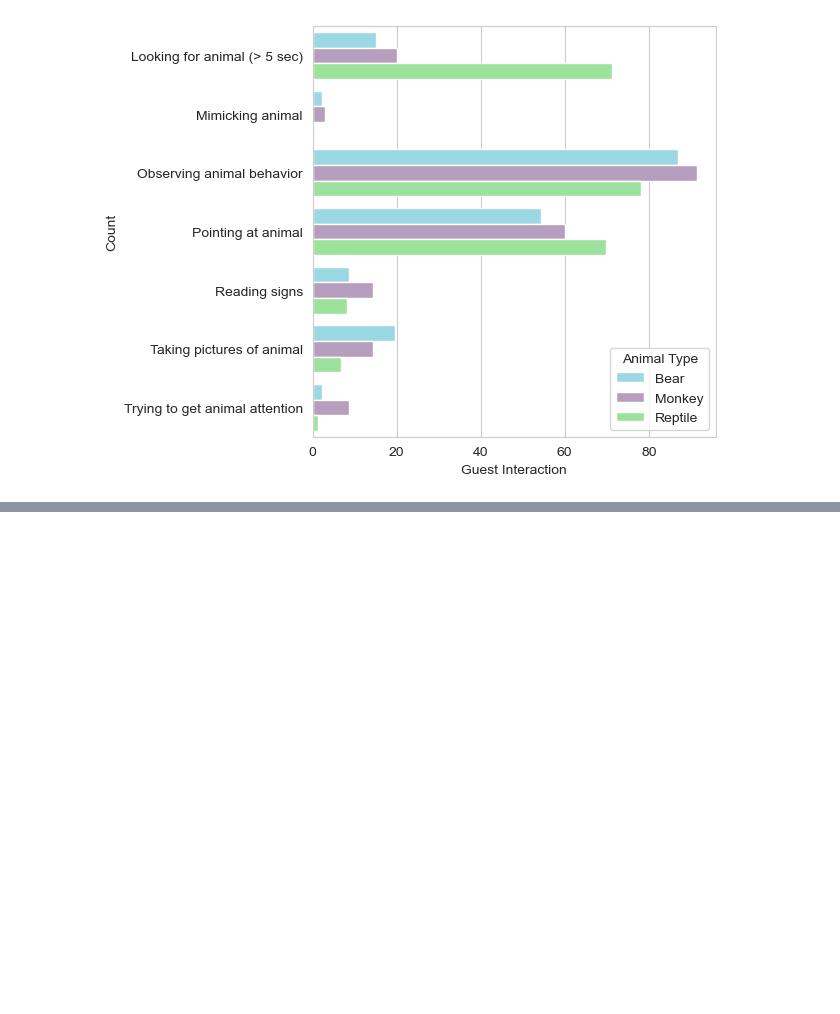
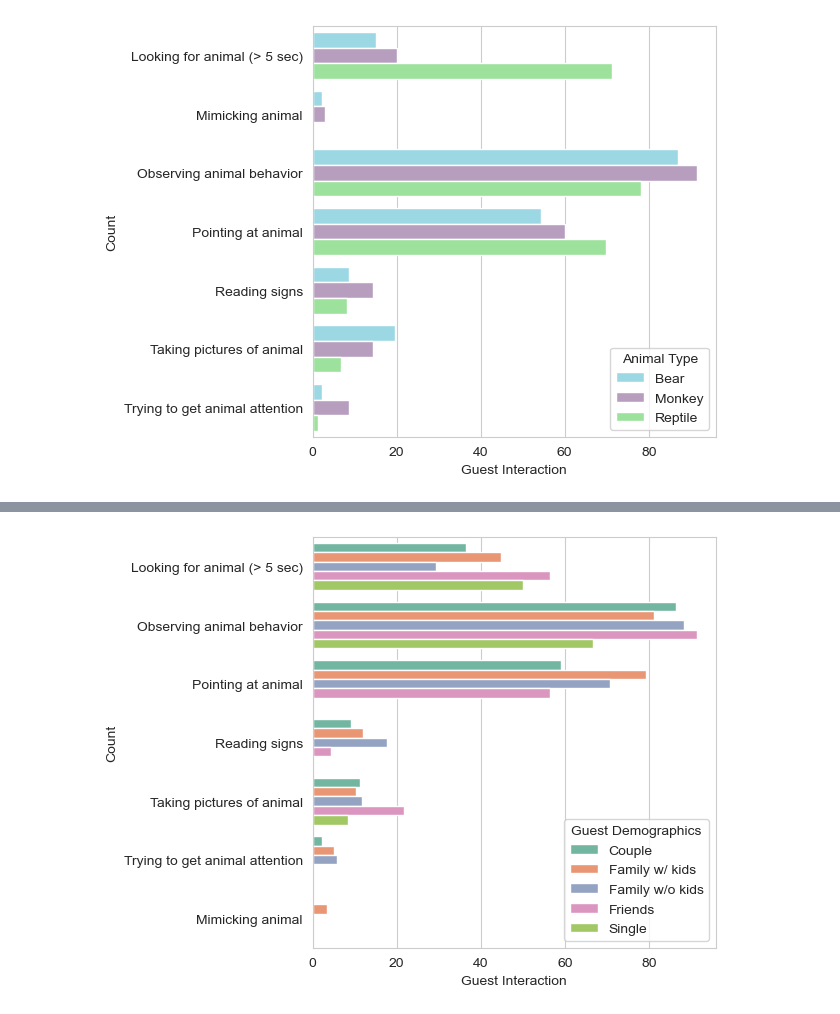
Before and after one commit to ayah825/zoo_interactions_cogs13proj, a Jupyter notebook: analysis.ipynb, the cells around one changed output, grey strips where cells are left out. Saved outputs shown, nothing was run; the diff lists cells and outputs as text; code cells hidden in the pictures; blank space fills up the shorter version.

```diff
--- a/analysis.ipynb
+++ b/analysis.ipynb
@@ -292,3 +321,28 @@ data_interact_animal_type_counts
 | 17 | Reptile | Reading signs | reptile 1reptile 3 | 6 | 43 | 8.219178 | 73 |
 | 18 | Reptile | Taking pictures of animal | reptile 1reptile 2 | 5 | 56 | 6.849315 | 73 |
 | 19 | Reptile | Trying to get animal attention | reptile 1 | 1 | 26 | 1.369863 | 73 |
+# %%
+# graph of guest interaction by guest demographics
+data_demo = data[['Guest Demographics', 'Guest Interaction']].dropna()
+
+# split data by commas
+data_demo['Guest Interaction'] = data_demo['Guest Interaction'].str.split(',').apply(lambda x: [i.strip() for i in x])
+data_demo = data_demo.explode('Guest Interaction')
+
+# Remove anything only mentioned once
+data_demo_counts = data_demo['Guest Interaction'].value_counts()
+data_demo = data_demo[data_demo['Guest Interaction'].isin(data_demo_counts[data_demo_counts > 1].index)]
+
+# normalize the data to be percentages of the guest demographics mentioned
+data_demo_counts = data_demo.groupby(['Guest Demographics', 'Guest Interaction']).size().reset_index(name='count')
+data_demo_total = data.groupby(['Guest Demographics']).size().reset_index(name='total_count')  # Get total counts for each guest demographic
+data_demo_counts = data_demo_counts.merge(data_demo_total, on='Guest Demographics')  # Merge to get total counts
+data_demo_counts['percentage'] = data_demo_counts['count'] / data_demo_counts['total_count'] * 100  # Calculate percentage
+
+ax = sns.barplot(data=data_demo_counts, y='Guest Interaction', x='percentage', hue='Guest Demographics', palette="Set2")
+plt.xlabel("Guest Interaction")
+plt.ylabel("Count")
+plt.tight_layout()
+plt.show()
+# %% [output]
+[figure, added]
```
Also changed, not shown: parts of 5 cells of this notebook.
